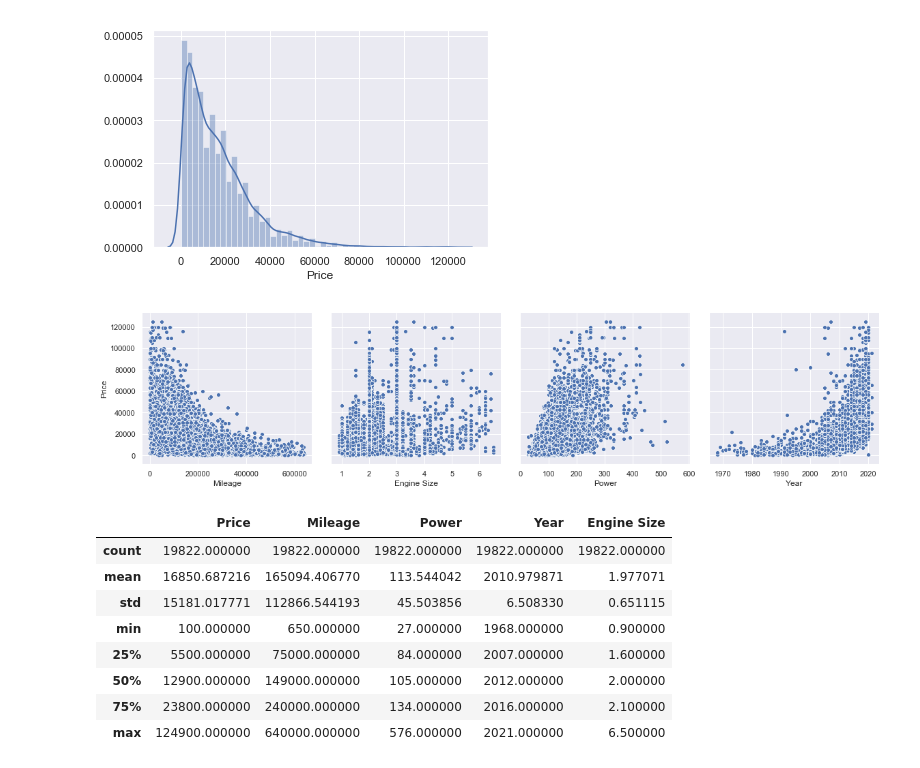
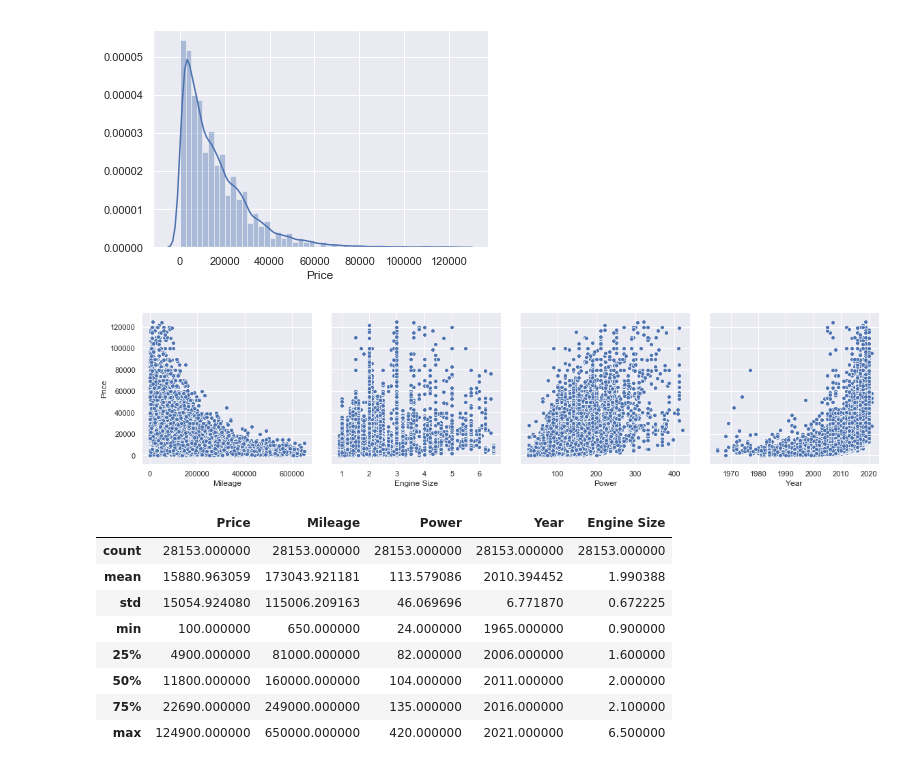
Before and after one commit to helangor/CarValuePredictionWithMachineLearning, a Jupyter notebook: Car_price_predictor.ipynb, the cells around one changed output. Saved outputs shown, nothing was run; the diff lists cells and outputs as text; code cells hidden in the pictures.

Commit message:
Added Power and Sub type and removed seller

```diff
--- a/Car_price_predictor.ipynb
+++ b/Car_price_predictor.ipynb
@@ -4,16 +4,15 @@ import matplotlib.pyplot as plt
 import seaborn as sns
 import numpy as np
 from scipy import stats
-
 import warnings
 warnings.filterwarnings('ignore')
 %matplotlib inline
 
 #Read the collected data
-df = pd.read_csv('Cardata_combined.csv')
+df = pd.read_csv('CardataCombinedWithKorimalli.csv')
 
 #Lets change names to english
-df.columns = ['Index','Car type', 'Price', 'Id', 'Yearly Check', 'Limited benefit','Model', 'Mileage','Engine','Seller','Owner amount','Updated','License plate number', 'Location', 'Power','Delivery Cost','Transmission','Manufacturer','Full Benefit','Drivetrain','Year']
+df.columns = ['Index','Car type', 'Price', 'Id', 'Yearly Check', 'Sub type','Limited benefit','Model', 'Mileage','Engine','Seller','Owner amount','Updated','License plate number', 'Location', 'Power','Delivery Cost','Transmission','Manufacturer','Full Benefit','Drivetrain','Year']
 
 #Drop if ID is empty
 df = df.dropna(subset=['Index'])
@@ -29,6 +28,16 @@ df.head()
 df.Engine[df.Engine == 'Sähkö'] = '20 , Sähkö'
 df.Engine[df.Engine == 'Diesel'] = '20 , Diesel'
 df.Engine[df.Engine == 'Bensiini'] = '20 , Bensiini'
+df.Engine[df.Engine == 'Hybridi'] = '20 , Hybridi'
+
+
+"""
+E85/bensiini                      75      16     75      16
+Hybridi                         1163      18   1163      18
+Hybridi (bensiini/kaasu)          13       5     13       7
+Hybridi (bensiini/sähkö)         373      16    373      18
+Hybridi (diesel/sähkö)  """
+
 
 #Lets change Saab models back to text, because excel changes them to dates.
 df.Model[df.Model == '09-May'] = '9-5'
@@ -41,6 +50,11 @@ df['Engine Size'] = df['Engine Size'].map(lambda x: str(x)[:-2])
 df["Fuel type"]= new[1]
 df.drop(columns =["Engine"], inplace = True)
 df['Engine Size']=df['Engine Size'].astype('float')
+
+#Muutetaan erikoiset hybridityypit -> hybridi ja E85/bensiini -> Bensiini
+df["Fuel type"] = df["Fuel type"].replace([' Hybridi (bensiini/kaasu)',' Hybridi (bensiini/sähkö)',' Hybridi (diesel/sähkö)'],' Hybridi')
+df["Fuel type"] = df["Fuel type"].replace([' E85/bensiini'],' Bensiini')
+
 
 #Lets create area from Location and frop City information
 new = df["Location"].str.split(",", n = 1, expand = True)
@@ -76,4 +90,5 @@ df['Year']=df['Year'].astype('int')
 #df.head(10)
 df.describe()
 df.dtypes
+df['Sub type'].unique()
 # %% [output]
@@ -114,43 +118,44 @@ plt.figure(figsize=(40,40))
 # %%
 #Lets drop all cars that have mileage of over 650 000 km or under 650 km
 df = df[~(df[['Mileage']] > 650000).all(axis=1)]
 df = df[~(df[['Mileage']] < 650).all(axis=1)]
 
 #Lets drop all cars that year model is older than 1965
 df = df[~(df[['Year']] < 1965).all(axis=1)]
 
 #Lets drop all cars that price is over 125000 € or under 100 €
 df = df[~(df[['Price']] > 125000).all(axis=1)]
 df = df[~(df[['Price']] < 100).all(axis=1)]
 
 #Lets drop all cars that engine size is over 6.5 or under 0.9 Litres
 df = df[~(df[['Engine Size']] > 6.5).all(axis=1)]
 df = df[~(df[['Engine Size']] < 0.9).all(axis=1)]
 
 
 df = df[~(df[['Power']] < 20).all(axis=1)]
+df = df[~(df[['Power']] > 420).all(axis=1)]
 
 
 sns.distplot(df['Price']);
 
 #Scatterplot
 sns.set()
 sns.pairplot(df,x_vars=["Mileage","Engine Size","Power","Year"],y_vars="Price",size=4)
 plt.show();
 
 df.describe()
 # %% [output]
-[figure, old version]
+[figure, new version]
-[figure, old version]
+[figure, new version]
 |  | Price | Mileage | Power | Year | Engine Size |
-| count | 19822.000000 | 19822.000000 | 19822.000000 | 19822.000000 | 19822.000000 |
-| mean | 16850.687216 | 165094.406770 | 113.544042 | 2010.979871 | 1.977071 |
-| std | 15181.017771 | 112866.544193 | 45.503856 | 6.508330 | 0.651115 |
-| min | 100.000000 | 650.000000 | 27.000000 | 1968.000000 | 0.900000 |
-| 25% | 5500.000000 | 75000.000000 | 84.000000 | 2007.000000 | 1.600000 |
-| 50% | 12900.000000 | 149000.000000 | 105.000000 | 2012.000000 | 2.000000 |
-| 75% | 23800.000000 | 240000.000000 | 134.000000 | 2016.000000 | 2.100000 |
-| max | 124900.000000 | 640000.000000 | 576.000000 | 2021.000000 | 6.500000 |
+| count | 28153.000000 | 28153.000000 | 28153.000000 | 28153.000000 | 28153.000000 |
+| mean | 15880.963059 | 173043.921181 | 113.579086 | 2010.394452 | 1.990388 |
+| std | 15054.924080 | 115006.209163 | 46.069696 | 6.771870 | 0.672225 |
+| min | 100.000000 | 650.000000 | 24.000000 | 1965.000000 | 0.900000 |
+| 25% | 4900.000000 | 81000.000000 | 82.000000 | 2006.000000 | 1.600000 |
+| 50% | 11800.000000 | 160000.000000 | 104.000000 | 2011.000000 | 2.000000 |
+| 75% | 22690.000000 | 249000.000000 | 135.000000 | 2016.000000 | 2.100000 |
+| max | 124900.000000 | 650000.000000 | 420.000000 | 2021.000000 | 6.500000 |
 # %%
 #Lets see how many numerical and categorical features is there
 numerical_feats = df.dtypes[df.dtypes != "object"].index
```
Also changed, not shown: parts of 8 cells of this notebook.
